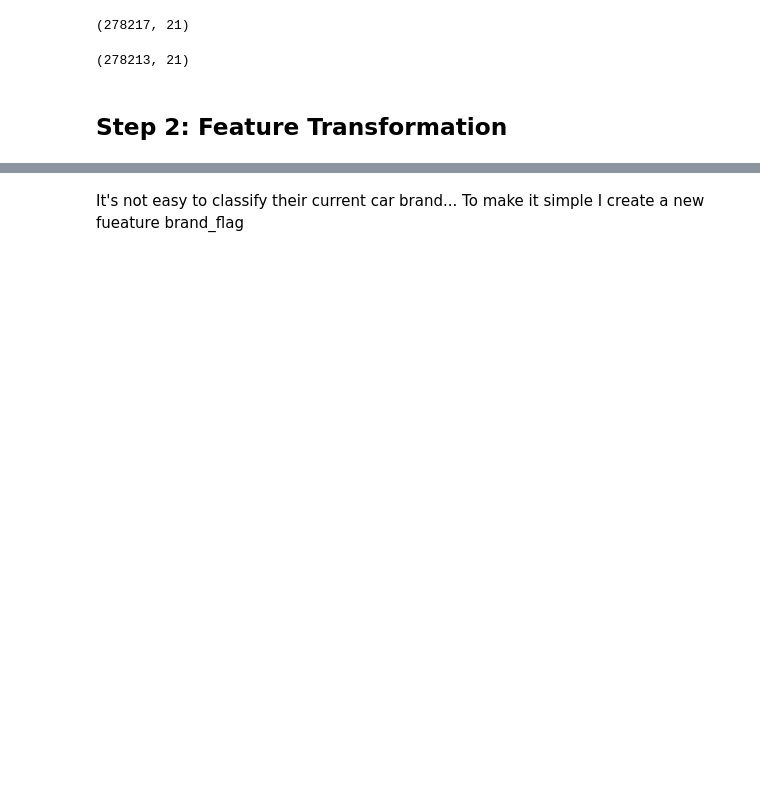
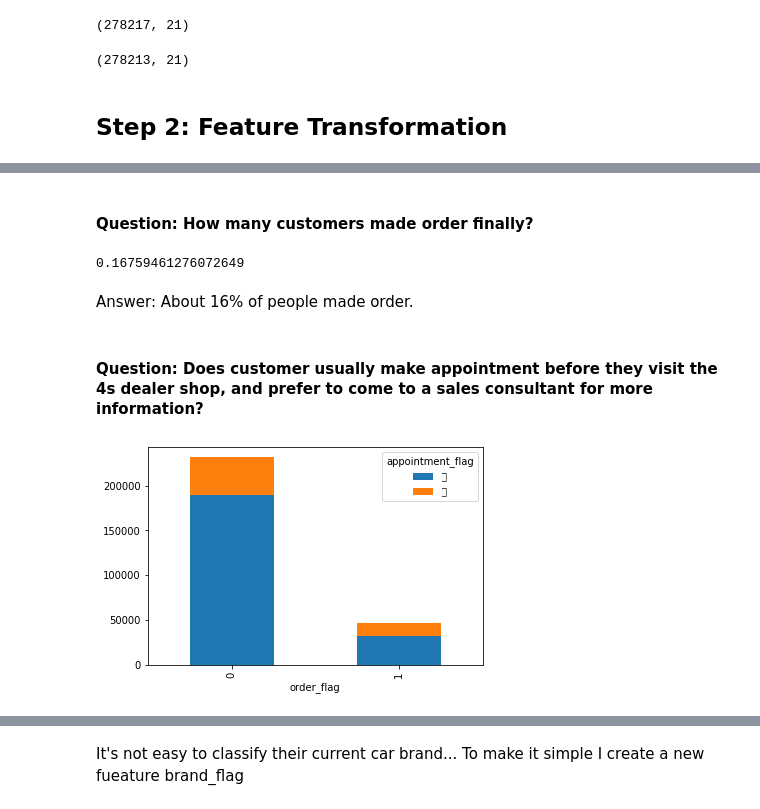
Before and after one commit to wuguangxinchn/DSND_Term2_Customer_Visit_Analysis, a Jupyter notebook: customer_visit_analysis.ipynb, the cells around one changed output, grey strips where cells are left out. Drawn from its saved outputs; the diff is of its cells as text; code cells hidden in the pictures; blank space fills up the shorter version.

```diff
--- a/customer_visit_analysis.ipynb
+++ b/customer_visit_analysis.ipynb
@@ -212,3 +186,18 @@ data['stay_duration_band'] = temp_stay_duration_band
+# %% [markdown]
+#### Question: How many customers made order finally?
+# %%
+print(data.order_flag.sum()/data.shape[0])
+# %% [output]
+0.16759461276072649
+# %% [markdown]
+Answer: About 16% of people made order.
+# %% [markdown]
+#### Question: Does customer usually make appointment before they visit the 4s dealer shop, and prefer to come to a sales consultant for more information?
+# %%
+data.groupby(['order_flag','appointment_flag']).size().unstack().plot(kind='bar',stacked=True)
+plt.show()
+# %% [output]
+[figure, added]
 # %%
 # Convert appointment_flag to 1/0
 data.appointment_flag = data.appointment_flag.replace(['是', '否'], [1, 0])
```
Also changed, not shown: parts of 36 cells of this notebook.
